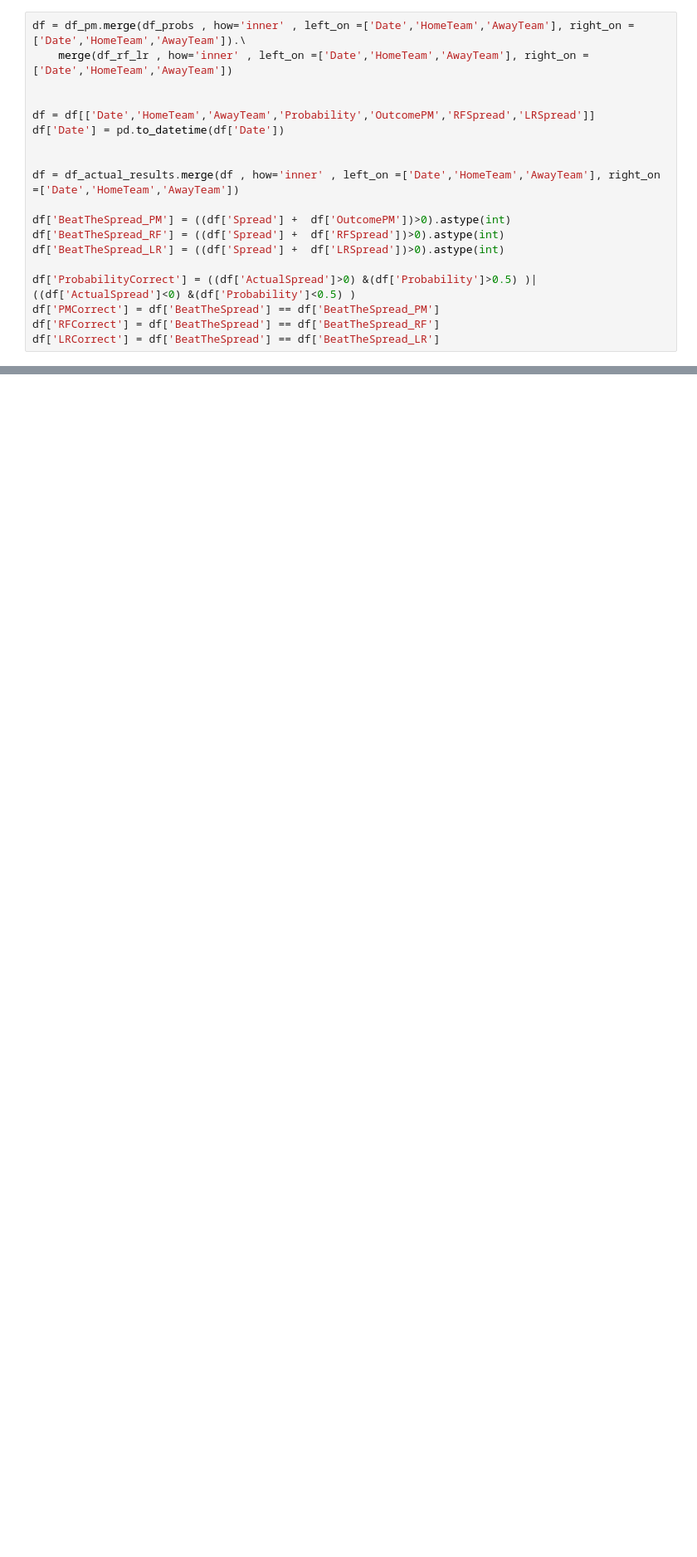
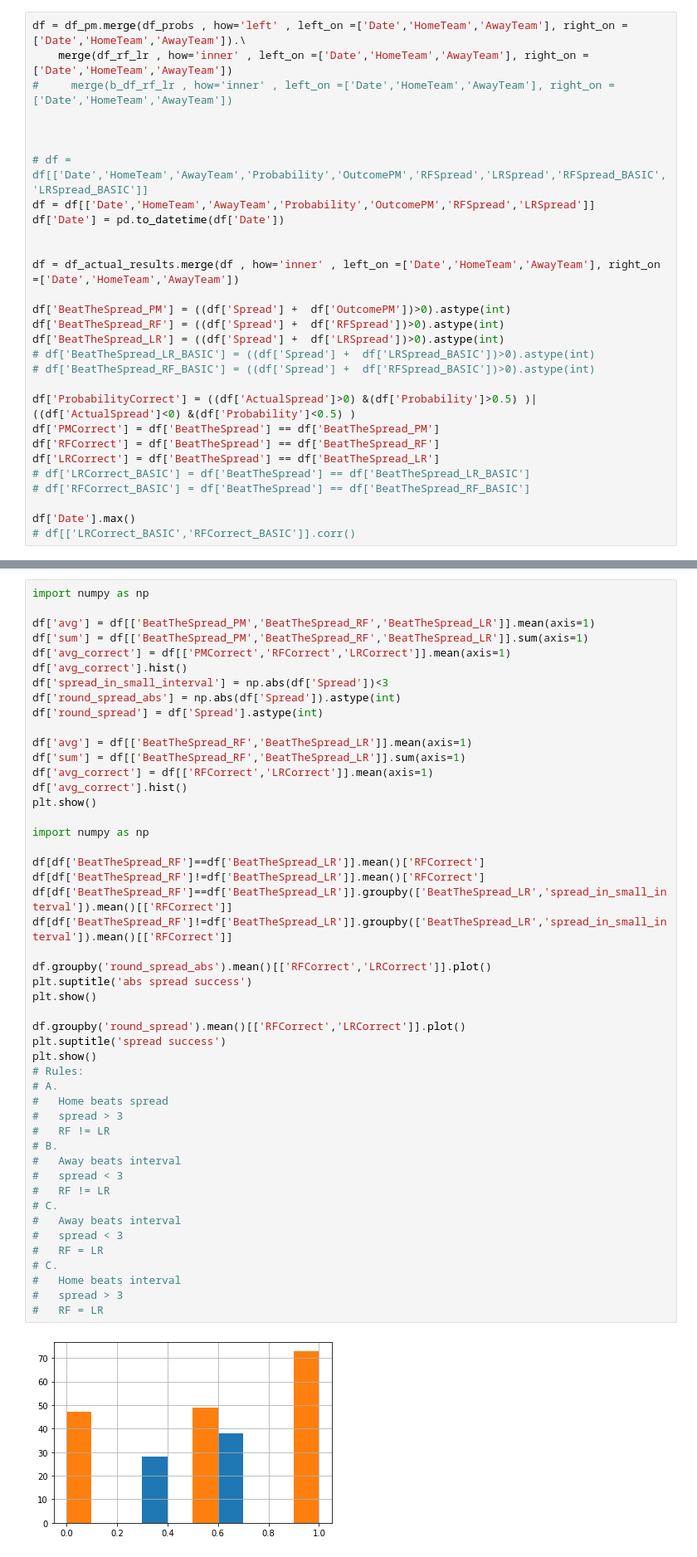
Before and after one commit to NachiLieder/nba_stuff, a Jupyter notebook: test_results_of_predictions.ipynb, the cells around one changed output, grey strips where cells are left out. Shown at 83% size. Drawn from its saved outputs; the diff is of its cells as text; blank space fills up the shorter version.

```diff
--- a/test_results_of_predictions.ipynb
+++ b/test_results_of_predictions.ipynb
@@ -18,8 +37,11 @@ df_actual_results['BeatTheSpread'] = ((df_actual_results['Spread'] +  df_actual_
 # %%
-df = df_pm.merge(df_probs , how='inner' , left_on =['Date','HomeTeam','AwayTeam'], right_on =['Date','HomeTeam','AwayTeam']).\
+df = df_pm.merge(df_probs , how='left' , left_on =['Date','HomeTeam','AwayTeam'], right_on =['Date','HomeTeam','AwayTeam']).\
     merge(df_rf_lr , how='inner' , left_on =['Date','HomeTeam','AwayTeam'], right_on =['Date','HomeTeam','AwayTeam'])
+#     merge(b_df_rf_lr , how='inner' , left_on =['Date','HomeTeam','AwayTeam'], right_on =['Date','HomeTeam','AwayTeam'])
 
 
+
+# df = df[['Date','HomeTeam','AwayTeam','Probability','OutcomePM','RFSpread','LRSpread','RFSpread_BASIC','LRSpread_BASIC']]
 df = df[['Date','HomeTeam','AwayTeam','Probability','OutcomePM','RFSpread','LRSpread']]
 df['Date'] = pd.to_datetime(df['Date'])
 
@@ -29,8 +51,15 @@ df = df_actual_results.merge(df , how='inner' , left_on =['Date','HomeTeam','Awa
 df['BeatTheSpread_PM'] = ((df['Spread'] +  df['OutcomePM'])>0).astype(int)
 df['BeatTheSpread_RF'] = ((df['Spread'] +  df['RFSpread'])>0).astype(int)
 df['BeatTheSpread_LR'] = ((df['Spread'] +  df['LRSpread'])>0).astype(int)
+# df['BeatTheSpread_LR_BASIC'] = ((df['Spread'] +  df['LRSpread_BASIC'])>0).astype(int)
+# df['BeatTheSpread_RF_BASIC'] = ((df['Spread'] +  df['RFSpread_BASIC'])>0).astype(int)
 
 df['ProbabilityCorrect'] = ((df['ActualSpread']>0) &(df['Probability']>0.5) )| ((df['ActualSpread']<0) &(df['Probability']<0.5) )
 df['PMCorrect'] = df['BeatTheSpread'] == df['BeatTheSpread_PM']
 df['RFCorrect'] = df['BeatTheSpread'] == df['BeatTheSpread_RF']
 df['LRCorrect'] = df['BeatTheSpread'] == df['BeatTheSpread_LR']
+# df['LRCorrect_BASIC'] = df['BeatTheSpread'] == df['BeatTheSpread_LR_BASIC']
+# df['RFCorrect_BASIC'] = df['BeatTheSpread'] == df['BeatTheSpread_RF_BASIC']
+
+df['Date'].max()
+# df[['LRCorrect_BASIC','RFCorrect_BASIC']].corr()
@@ -79,0 +251,50 @@ df.groupby('AwayTeam').mean()[['ProbabilityCorrect','PMCorrect','RFCorrect','LRC
+# %%
+import numpy as np
+
+df['avg'] = df[['BeatTheSpread_PM','BeatTheSpread_RF','BeatTheSpread_LR']].mean(axis=1)
+df['sum'] = df[['BeatTheSpread_PM','BeatTheSpread_RF','BeatTheSpread_LR']].sum(axis=1)
+df['avg_correct'] = df[['PMCorrect','RFCorrect','LRCorrect']].mean(axis=1)
+df['avg_correct'].hist()
+df['spread_in_small_interval'] = np.abs(df['Spread'])<3
+df['round_spread_abs'] = np.abs(df['Spread']).astype(int)
+df['round_spread'] = df['Spread'].astype(int)
+
+df['avg'] = df[['BeatTheSpread_RF','BeatTheSpread_LR']].mean(axis=1)
+df['sum'] = df[['BeatTheSpread_RF','BeatTheSpread_LR']].sum(axis=1)
+df['avg_correct'] = df[['RFCorrect','LRCorrect']].mean(axis=1)
+df['avg_correct'].hist()
+plt.show()
+
+import numpy as np
+
+df[df['BeatTheSpread_RF']==df['BeatTheSpread_LR']].mean()['RFCorrect']
+df[df['BeatTheSpread_RF']!=df['BeatTheSpread_LR']].mean()['RFCorrect']
+df[df['BeatTheSpread_RF']==df['BeatTheSpread_LR']].groupby(['BeatTheSpread_LR','spread_in_small_interval']).mean()[['RFCorrect']]
+df[df['BeatTheSpread_RF']!=df['BeatTheSpread_LR']].groupby(['BeatTheSpread_LR','spread_in_small_interval']).mean()[['RFCorrect']]
+
+df.groupby('round_spread_abs').mean()[['RFCorrect','LRCorrect']].plot()
+plt.suptitle('abs spread success')
+plt.show()
+
+df.groupby('round_spread').mean()[['RFCorrect','LRCorrect']].plot()
+plt.suptitle('spread success')
+plt.show()
+# Rules:
+# A.
+# 	Home beats spread
+# 	spread > 3
+# 	RF != LR
+# B.
+# 	Away beats interval
+# 	spread < 3
+# 	RF != LR
+# C.
+# 	Away beats interval
+# 	spread < 3
+# 	RF = LR
+# C.
+# 	Home beats interval
+# 	spread > 3
+# 	RF = LR
+# %% [output]
+[figure, added]
```
Also changed, not shown: parts of 9 cells of this notebook, 4 other files.
